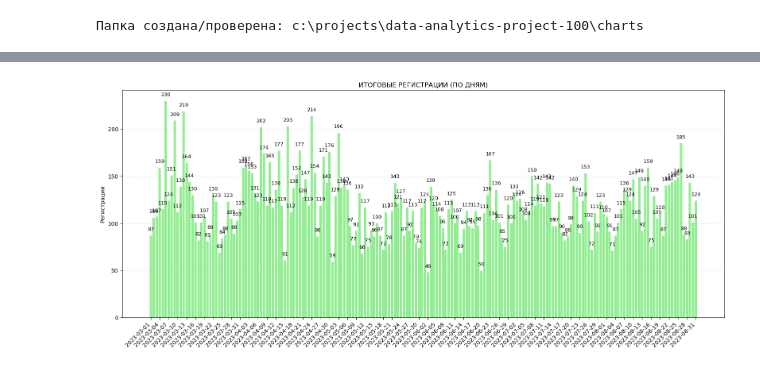
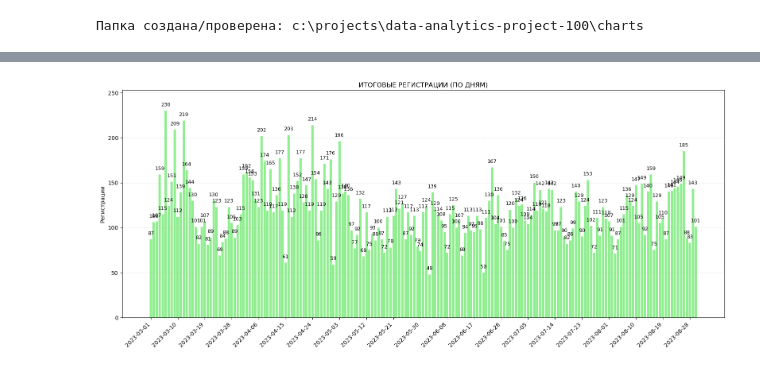
Before and after one commit to EvgenyPerevera/data-analytics-project-100, a Jupyter notebook: charts_project.ipynb, the cells around one changed output, grey strips where cells are left out. Cells and saved outputs as stored; diff of their text form; code cells hidden in the pictures.

```diff
--- a/charts_project.ipynb
+++ b/charts_project.ipynb
@@ -70,7 +70,7 @@ def get_api_data(endpoint, start_date, end_date, base_url="https://data-charts-a
 
 # Запрос данных за 6 месяцев
 START_DATE = '2023-03-01'
-END_DATE = '2023-09-01'
+END_DATE = '2023-08-31'
 
 print(f"\nЗагрузка данных за период {START_DATE} - {END_DATE}")
 print("=" * 50)
@@ -121,9 +121,9 @@ Name: count, dtype: int64
 if visits_df is not None and not visits_df.empty:
 
     # Фильтрация ботов
-    human_visits = visits_df[~visits_df['user_agent'].str.contains('bot', case=False, na=False)]
+    human_visits = visits_df[visits_df['platform'] != 'bot']
 
-    # Последний визит каждого пользователя
+    # Используем keep='last' для всех платформ (как в тестах)
     last_visits = human_visits.sort_values('datetime').drop_duplicates('visit_id', keep='last')
 
     # Подготовка для группировки
@@ -137,7 +137,8 @@ if visits_df is not None and not visits_df.empty:
     visits_grouped = visits_grouped.sort_values(['date_group', 'platform'])
 
     # Вывод данных
-    print("Группированные визиты:")
-    print(visits_grouped.head(20))
+    print("Группированные визиты (первые 6 строк):")
+    print(visits_grouped.head(6))
     print(f"\nВсего групп: {len(visits_grouped)}")
+    print(f"Сумма всех визитов: {visits_grouped['visits'].sum()}")
 # %% [output]
@@ -174,7 +169,8 @@ if registrations_df is not None and not registrations_df.empty:
     regs_grouped = regs_grouped.sort_values(['date_group', 'platform'])
 
     # Вывод данных
-    print("\nГруппированные регистрации:")
+    print("\\nГруппированные регистрации:")
     print(regs_grouped.head(20))
-    print(f"\nВсего групп: {len(regs_grouped)}")
+    print(f"\\nВсего групп: {len(regs_grouped)}")
+    regs_grouped = regs_grouped.sort_values(['date_group', 'platform']).reset_index(drop=True)
 # %% [output]
@@ -398,39 +430,49 @@ plt.show()
 # %%
 # ГРАФИК ИТОГОВЫХ РЕГИСТРАЦИЙ
 
 plt.figure(figsize=(16, 7))
+ads_final['date_group_dt'] = pd.to_datetime(ads_final['date_group'], unit='ms')
 
-# Преобразуем даты
-ads_final['date_group_dt'] = pd.to_datetime(ads_final['date_group'])
-dates_formatted = ads_final['date_group_dt'].dt.strftime('%Y-%m-%d')
+# Фильтруем даты
+start_date = pd.Timestamp('2023-03-01')
+end_date = pd.Timestamp('2023-08-31')
+filtered_data = ads_final[(ads_final['date_group_dt'] >= start_date) &
+                          (ads_final['date_group_dt'] <= end_date)].copy()
+
+# Сортируем по дате
+filtered_data = filtered_data.sort_values('date_group_dt')
+
+# Форматируем даты для подписей
+dates_formatted = filtered_data['date_group_dt'].dt.strftime('%Y-%m-%d')
 
 # Строим столбчатую диаграмму
-bars = plt.bar(range(len(ads_final)), ads_final['registrations'], color='lightgreen')
+bars = plt.bar(range(len(filtered_data)), filtered_data['registrations'], color='lightgreen')
 
 # Добавляем значения над столбцами
 for bar in bars:
     plt.text(bar.get_x() + bar.get_width()/2., bar.get_height() + 5,
              f'{int(bar.get_height())}', ha='center', fontsize=9)
 
 plt.title('ИТОГОВЫЕ РЕГИСТРАЦИИ (ПО ДНЯМ)')
 plt.ylabel('Регистрации')
 
-step = 3
-xticks_positions = list(range(0, len(ads_final), step))
-xticks_labels = [dates_formatted[i] for i in xticks_positions]
-
+# Настройка осей
+step = max(1, len(filtered_data) // 20)  # Примерно 20 меток
+xticks_positions = list(range(0, len(filtered_data), step))
+xticks_labels = [dates_formatted.iloc[i] for i in xticks_positions]
 plt.xticks(xticks_positions, xticks_labels, rotation=45, ha='right')
+plt.ylim(0, filtered_data['registrations'].max() * 1.1)
 
 # Добавляем сетку
 plt.grid(True, axis='y', alpha=0.3, linestyle='--')
 
 plt.tight_layout()
 
 # Сохраняем и показываем график
 plt.savefig(charts_dir / 'total_registrations.png', dpi=300, bbox_inches='tight')
 plt.show()
 # %% [output]
-[figure, old version]
+[figure, new version]
 # %%
 # ГРАФИК РЕГИСТРАЦИЙ ПО ПЛАТФОРМАМ
 fig, ax = plt.subplots(figsize=(18, 8))
```
Also changed, not shown: parts of 13 cells of this notebook, 10 other files.
